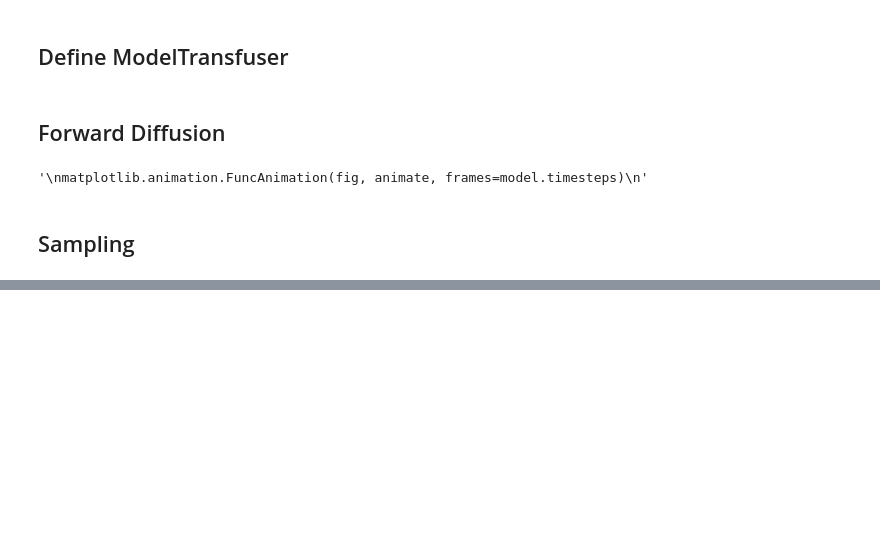
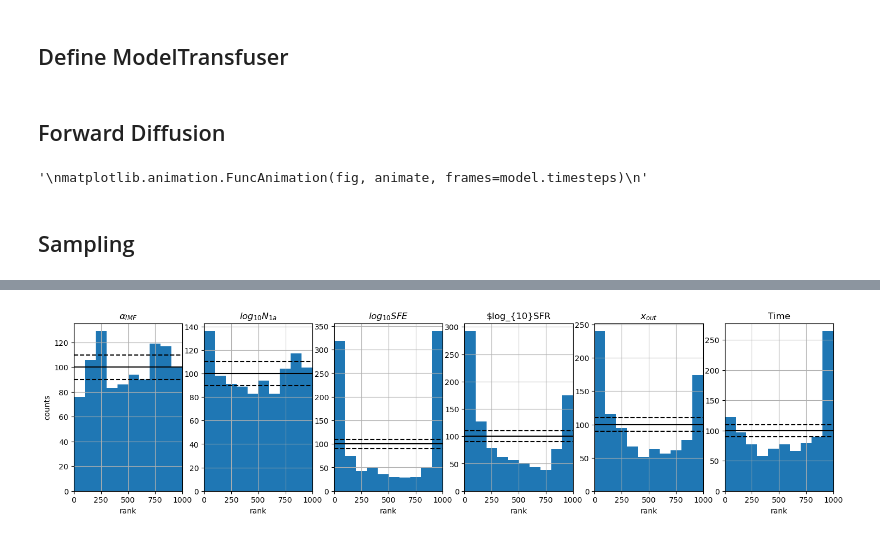
Before and after one commit to bGuenes/sbi_model_comparison, a Jupyter notebook: test.ipynb, the cells around one changed output, grey strips where cells are left out. Cells and saved outputs as stored; diff of their text form; code cells hidden in the pictures; blank space fills up the shorter version.

```diff
--- a/test.ipynb
+++ b/test.ipynb
@@ -256,0 +296,4 @@ ani2.save('plots/test_new.gif', writer=writer)
+# %%
+metric._plot_ranks_histogram(p3[:,:,:6], val_data[:len(p3),:6],"")
+# %% [output]
+[figure, added]
```
Also changed, not shown: parts of 27 cells of this notebook, 13 other files.
